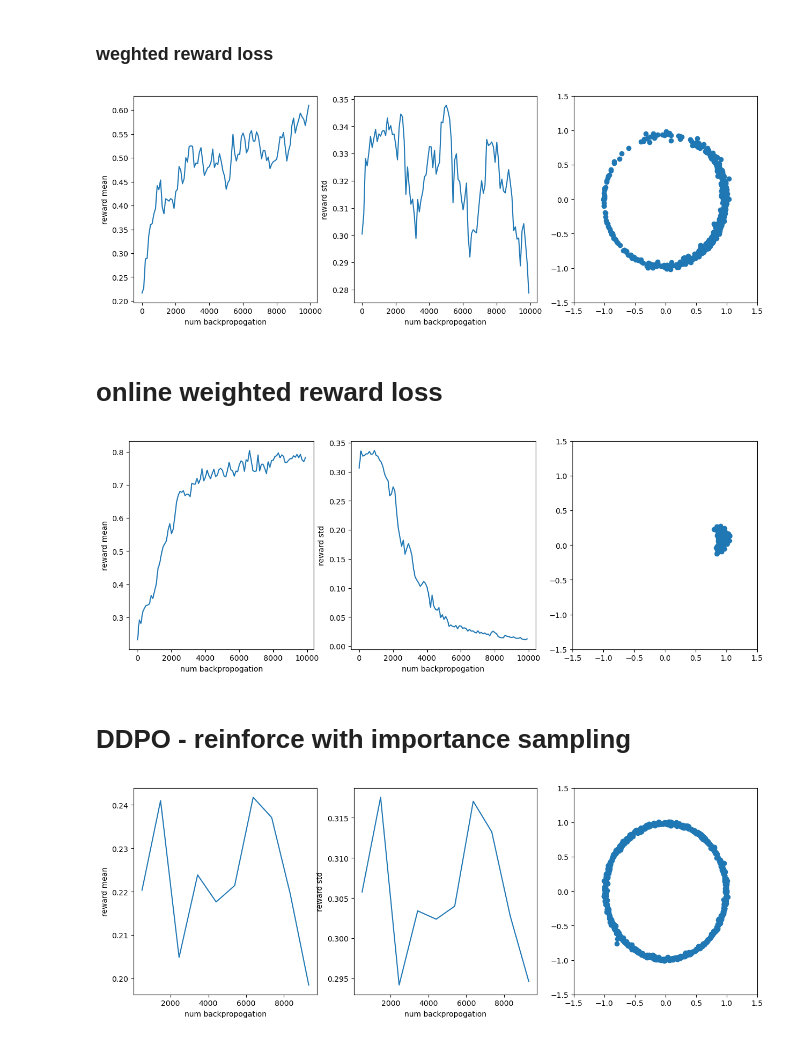
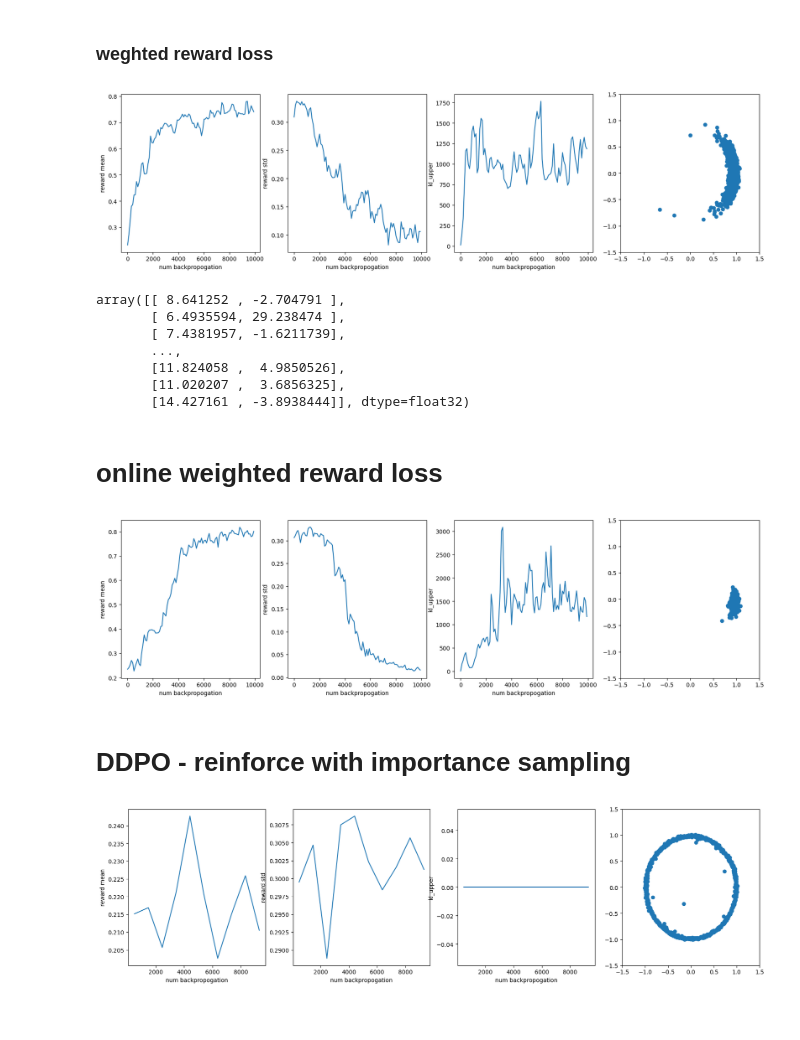
Before and after one commit to TZW1998/reward_optimization, a Jupyter notebook: reward_opt.ipynb, the cells around one changed output. Saved outputs shown, nothing was run; the diff lists cells and outputs as text; code cells hidden in the pictures.

Commit message:
add log for kl_upper

```diff
--- a/reward_opt.ipynb
+++ b/reward_opt.ipynb
@@ -295,7 +295,7 @@ EPOCH = 10
 num_steps_per_epoch = 100
 lr=1e-4
 batch_size = 10
-eta = 0.5
+eta = 0.2
 optimizer = torch.optim.Adam(aligned_model.parameters(), lr=lr)
 
 def weighted_denoising_loss(net, batch_data, batch_weights, eps = 1e-5):
@@ -307,10 +307,32 @@ def weighted_denoising_loss(net, batch_data, batch_weights, eps = 1e-5):
     loss  = torch.mean(batch_weights * torch.sum((predicted_noise - noise)**2, dim = 1))
     return loss
 
+def ddim_sampling_with_kl(model, ref_model, sample_size = 100, total_steps = 1000, eps = 1e-5, eta = 1.):
+    # generation
+    now_coeff = 1 - eps
+    interp = (1 - 2 * eps) / total_steps
+    sample_points = torch.randn(sample_size,2).cuda()
+
+    kl = 0
+    for _ in range(total_steps):
+        nl = eta * np.sqrt(max([now_coeff - interp, 0]))
+
+        with torch.no_grad():
+            direction = model(sample_points, torch.zeros(sample_size).cuda() + now_coeff)
+            ref_direction = ref_model(sample_points, torch.zeros(sample_size).cuda() + now_coeff)
+        sample_mean = np.sqrt(1-now_coeff+interp) * (sample_points - np.sqrt(now_coeff) * direction) / np.sqrt(1-now_coeff) + np.sqrt(max([now_coeff - interp - nl**2, 0])) * direction
+        ref_mean = np.sqrt(1-now_coeff+interp) * (sample_points - np.sqrt(now_coeff) * ref_direction) / np.sqrt(1-now_coeff) + np.sqrt(max([now_coeff - interp - nl**2, 0])) * ref_direction
+        sample_points = sample_mean + nl * torch.randn(sample_size,2).cuda()
+        kl += torch.sum(((sample_mean - ref_mean) / nl) ** 2, dim = 1).mean()
+
+        now_coeff -= interp
+    return sample_points.cpu().numpy(), kl
+
 wrl_stats = {
     "reward_mean":[],
     "reward_std":[],
     "eval_samples":[],
+    "kl_upper":[],
     "num_backprop":[]
 }
 log_interval = 10
@@ -343,50 +365,66 @@ for epoch in progress:
         avg_loss += loss.item() * len(batch_idx)
 
         if step % log_interval == 0:
-            eval_sample_points = ddim_sampling(aligned_model, eval_dataset_size, total_steps=50, eta = 1)
+            eval_sample_points, eval_kl_upper = ddim_sampling_with_kl(aligned_model, model, eval_dataset_size, total_steps=50, eta = 1)
             # logging
             eval_rewards = reward_fn(eval_sample_points)
             wrl_stats["reward_mean"].append(eval_rewards.mean())
             wrl_stats["reward_std"].append(eval_rewards.std())
             wrl_stats["eval_samples"].append(eval_sample_points.copy())
             wrl_stats["num_backprop"].append(num_backprop)
+            wrl_stats["kl_upper"].append(eval_kl_upper.item())
 
             if visualize:
                 plt.figure(figsize=(2,2))
                 plt.scatter(eval_sample_points[:,0], eval_sample_points[:,1], s=5, alpha=0.6)
                 plt.xlim(-1.5,1.5)
                 plt.ylim(-1.5,1.5)
                 plt.title("epoch:{}".format(epoch))
                 plt.show()
 
             last_stats = {
                             "reward_mean":wrl_stats["reward_mean"][-1],
                             "reward_std":wrl_stats["reward_std"][-1],
-                            "num_backprop":wrl_stats["num_backprop"][-1]
+                            "num_backprop":wrl_stats["num_backprop"][-1],
+                            "kl_upper":wrl_stats["kl_upper"][-1]
                         }
             progress.set_postfix(last_stats)
 
 # plot
 def visualize_stats(stats):
-    plt.figure(figsize=(15,5))
-    plt.subplot(131)
+    plt.figure(figsize=(20,5))
+    plt.subplot(141)
     plt.plot(stats["num_backprop"],stats["reward_mean"])
     plt.xlabel("num backpropogation")
     plt.ylabel("reward mean")
-    plt.subplot(132)
+    plt.subplot(142)
     plt.plot(stats["num_backprop"],stats["reward_std"])
     plt.xlabel("num backpropogation")
     plt.ylabel("reward std")
-    plt.subplot(133)
+    plt.subplot(143)
+    plt.plot(stats["num_backprop"],stats["kl_upper"])
+    plt.xlabel("num backpropogation")
+    plt.ylabel("kl_upper")
+    plt.subplot(144)
     last_data = stats["eval_samples"][-1]
     plt.scatter(last_data[:,0], last_data[:,1])
     plt.xlim(-1.5,1.5)
     plt.ylim(-1.5,1.5)
     plt.show()
 
 visualize_stats(wrl_stats)
 # %% [output]
-[figure, old version]
+[figure, new version]
+# %%
+eval_sample_points
+# %% [output]
+array([[ 8.641252 , -2.704791 ],
+       [ 6.4935594, 29.238474 ],
+       [ 7.4381957, -1.6211739],
+       ...,
+       [11.824058 ,  4.9850526],
+       [11.020207 ,  3.6856325],
+       [14.427161 , -3.8938444]], dtype=float32)
 # %% [markdown]
 # online weighted reward loss
 # %%
@@ -405,6 +443,7 @@ online_wrl_stats = {
     "reward_mean":[],
     "reward_std":[],
     "eval_samples":[],
+    "kl_upper":[],
     "num_backprop":[]
 }
 log_interval = 10
@@ -443,13 +482,14 @@ for epoch in progress:
         avg_loss += loss.item() * len(batch_idx)
 
         if step % log_interval == 0:
-            eval_sample_points = ddim_sampling(aligned_model, eval_dataset_size, total_steps=50, eta = 1)
+            eval_sample_points, eval_kl_upper = ddim_sampling_with_kl(aligned_model, model, eval_dataset_size, total_steps=50, eta = 1)
             # logging
             eval_rewards = reward_fn(eval_sample_points)
             online_wrl_stats["reward_mean"].append(eval_rewards.mean())
             online_wrl_stats["reward_std"].append(eval_rewards.std())
             online_wrl_stats["eval_samples"].append(eval_sample_points.copy())
             online_wrl_stats["num_backprop"].append(num_backprop)
+            online_wrl_stats["kl_upper"].append(eval_kl_upper.item())
 
             if visualize:
                 plt.figure(figsize=(2,2))
@@ -462,13 +502,14 @@ for epoch in progress:
             last_stats = {
                             "reward_mean":online_wrl_stats["reward_mean"][-1],
                             "reward_std":online_wrl_stats["reward_std"][-1],
-                            "num_backprop":online_wrl_stats["num_backprop"][-1]
+                            "num_backprop":online_wrl_stats["num_backprop"][-1],
+                            "kl_upper":online_wrl_stats["kl_upper"][-1]
                         }
             progress.set_postfix(last_stats)
 
 visualize_stats(online_wrl_stats)
 # %% [output]
-[figure, old version]
+[figure, new version]
 # %% [markdown]
 # DDPO - reinforce with importance sampling
 # %%
@@ -487,6 +528,7 @@ ddpo_stats = {
     "reward_mean":[],
     "reward_std":[],
     "eval_samples":[],
+    "kl_upper":[],
     "num_backprop":[]
 }
 log_interval = 10
@@ -543,12 +585,13 @@ for epoch in progress:
         avg_loss += loss.item() * len(batch_idx)
 
         if step % log_interval == 0:
-            eval_sample_points = ddim_sampling(aligned_model, eval_dataset_size, total_steps=50, eta = 1)
+            eval_sample_points, eval_kl_upper = ddim_sampling_with_kl(aligned_model,model, eval_dataset_size, total_steps=50, eta = 1)
             # logging
             eval_rewards = reward_fn(eval_sample_points)
             ddpo_stats["reward_mean"].append(eval_rewards.mean())
             ddpo_stats["reward_std"].append(eval_rewards.std())
             ddpo_stats["eval_samples"].append(eval_sample_points.copy())
+            ddpo_stats["kl_upper"].append(eval_kl_upper.item())
             ddpo_stats["num_backprop"].append(num_backprop)
 
             if visualize:
@@ -562,10 +605,11 @@ for epoch in progress:
             last_stats = {
                             "reward_mean":ddpo_stats["reward_mean"][-1],
                             "reward_std":ddpo_stats["reward_std"][-1],
-                            "num_backprop":ddpo_stats["num_backprop"][-1]
+                            "num_backprop":ddpo_stats["num_backprop"][-1],
+                            "kl_upper":ddpo_stats["kl_upper"][-1]
                         }
             progress.set_postfix(last_stats)
 
 visualize_stats(ddpo_stats)
 # %% [output]
-[figure, old version]
+[figure, new version]
```
Also changed, not shown: parts of 3 cells of this notebook.
